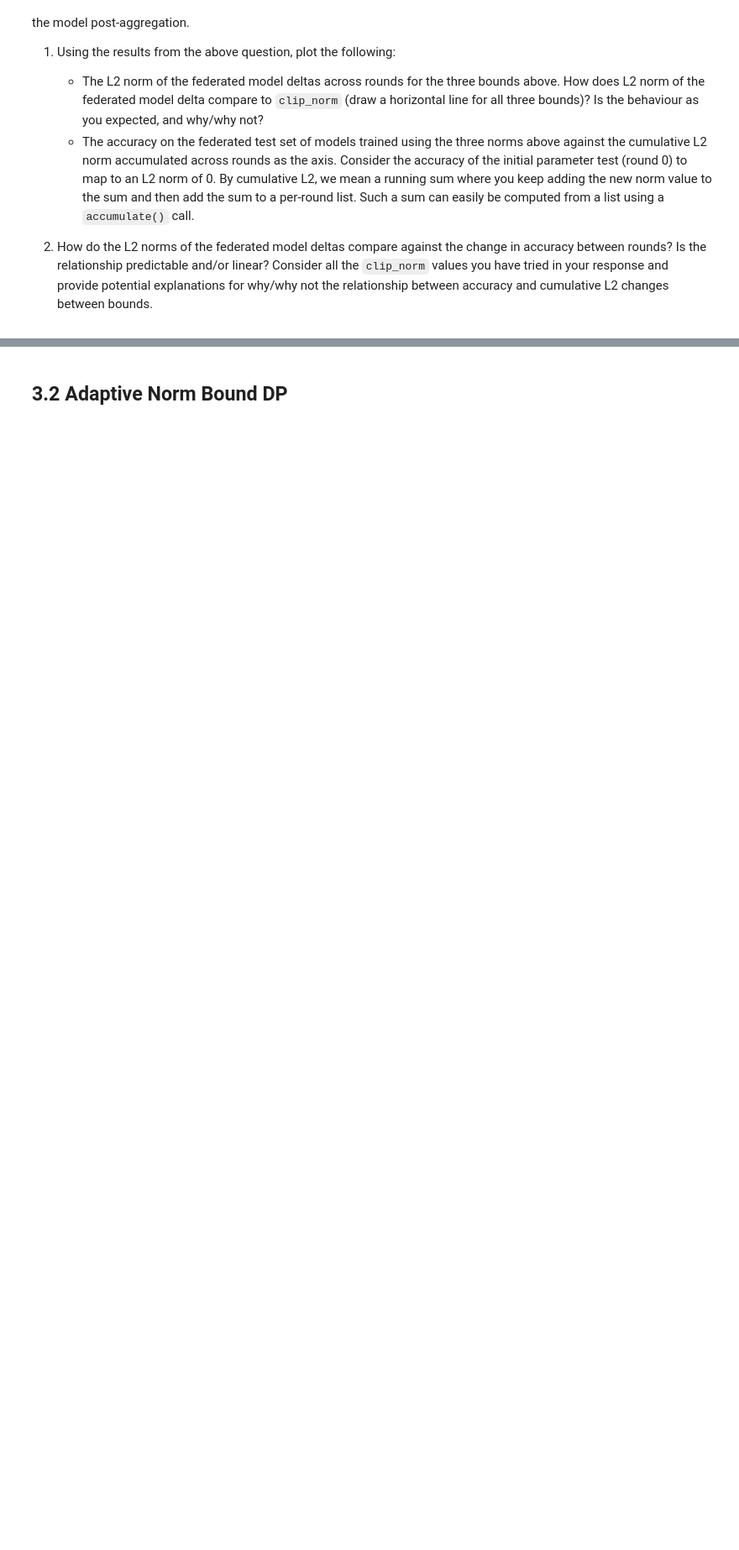
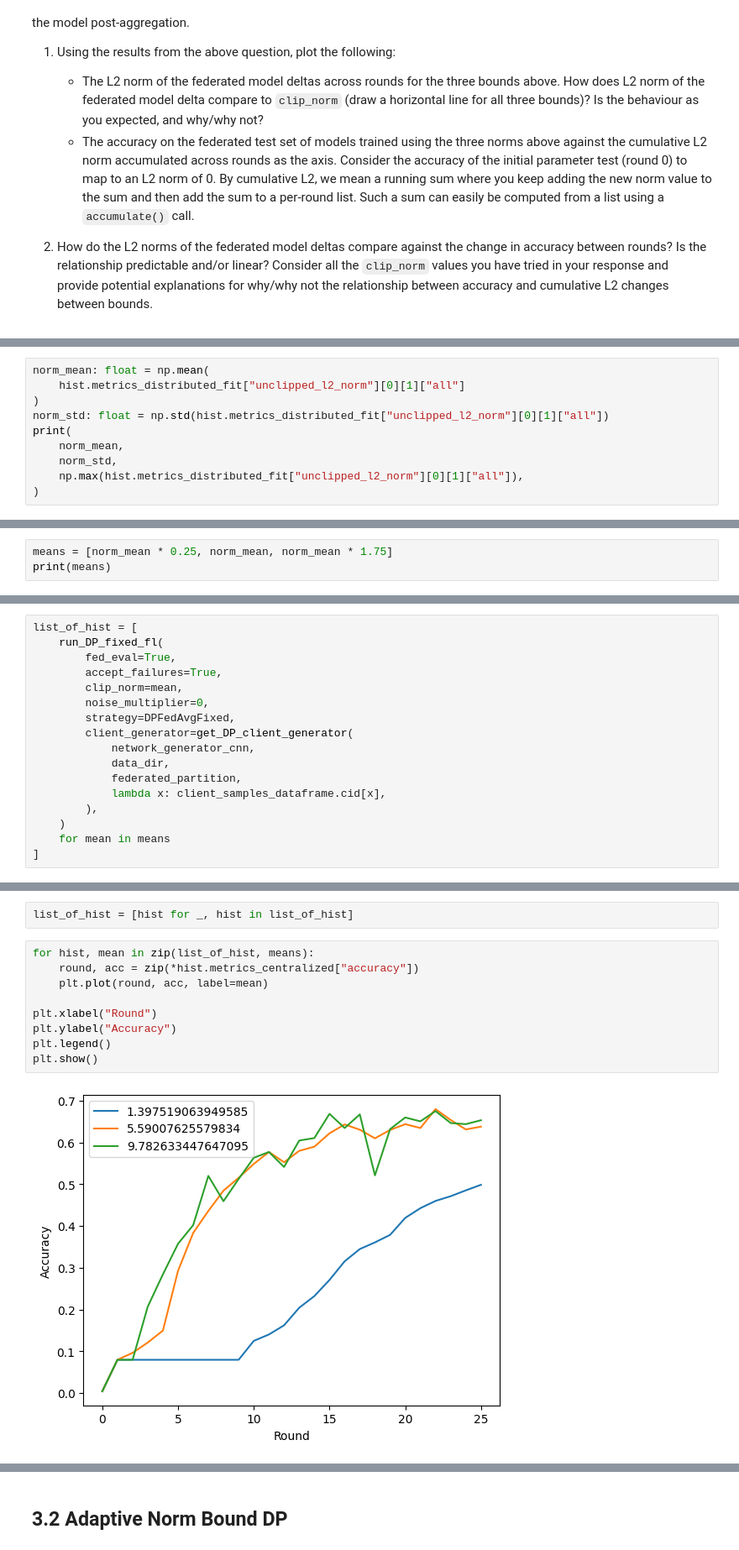
Before and after one commit to camlsys/L361-Federated-Learning, a Jupyter notebook: labs/L361_Lab_4_Privacy_And_Security_Part_1_Solution.ipynb, the cells around one changed output, grey strips where cells are left out. Shown at 84% size. Cells and saved outputs as stored; diff of their text form; blank space fills up the shorter version.

```diff
--- a/labs/L361_Lab_4_Privacy_And_Security_Part_1_Solution.ipynb
+++ b/labs/L361_Lab_4_Privacy_And_Security_Part_1_Solution.ipynb
@@ -808,0 +1095,10 @@ This question extends the one above to investigate the effect that the `clip_nor
+# %%
+norm_mean: float = np.mean(
+    hist.metrics_distributed_fit["unclipped_l2_norm"][0][1]["all"]
+)
+norm_std: float = np.std(hist.metrics_distributed_fit["unclipped_l2_norm"][0][1]["all"])
+print(
+    norm_mean,
+    norm_std,
+    np.max(hist.metrics_distributed_fit["unclipped_l2_norm"][0][1]["all"]),
+)
@@ -808,0 +1107,3 @@ This question extends the one above to investigate the effect that the `clip_nor
+# %%
+means = [norm_mean * 0.25, norm_mean, norm_mean * 1.75]
+print(means)
@@ -808,0 +1112,17 @@ This question extends the one above to investigate the effect that the `clip_nor
+# %%
+list_of_hist = [
+    run_DP_fixed_fl(
+        fed_eval=True,
+        accept_failures=True,
+        clip_norm=mean,
+        noise_multiplier=0,
+        strategy=DPFedAvgFixed,
+        client_generator=get_DP_client_generator(
+            network_generator_cnn,
+            data_dir,
+            federated_partition,
+            lambda x: client_samples_dataframe.cid[x],
+        ),
+    )
+    for mean in means
+]
@@ -808,0 +1147,13 @@ This question extends the one above to investigate the effect that the `clip_nor
+# %%
+list_of_hist = [hist for _, hist in list_of_hist]
+# %%
+for hist, mean in zip(list_of_hist, means):
+    round, acc = zip(*hist.metrics_centralized["accuracy"])
+    plt.plot(round, acc, label=mean)
+
+plt.xlabel("Round")
+plt.ylabel("Accuracy")
+plt.legend()
+plt.show()
+# %% [output]
+[figure, added]
```
Also changed, not shown: parts of 27 cells of this notebook, 4 other files.
